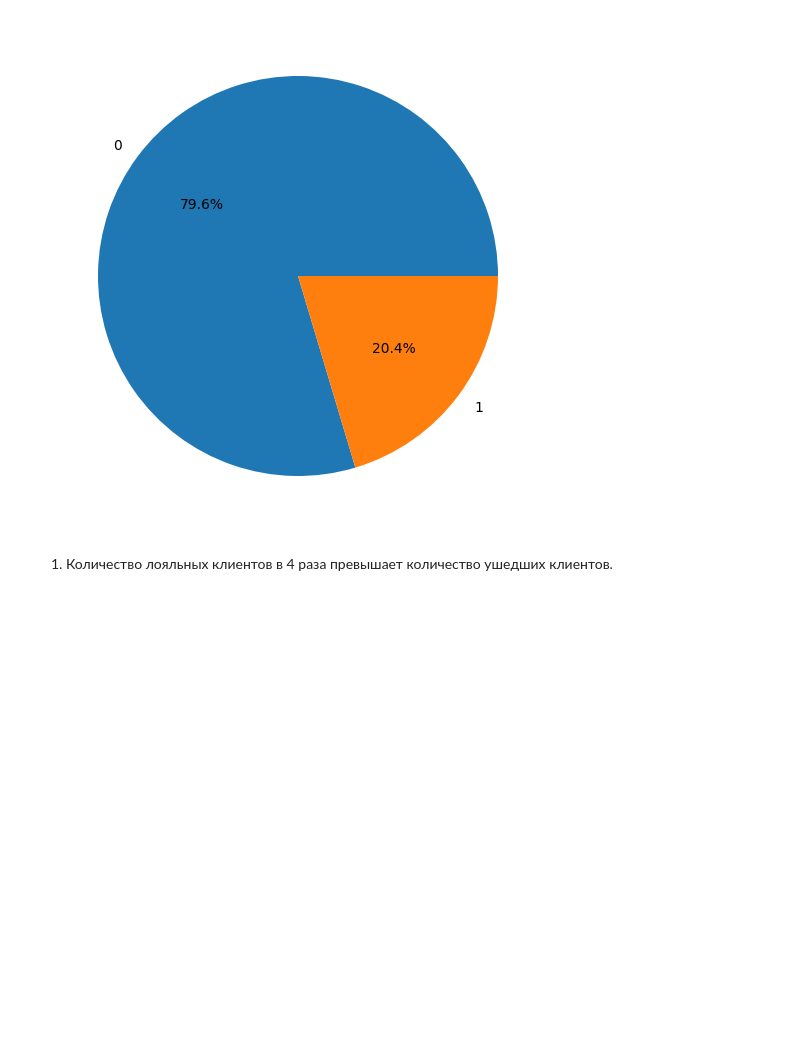
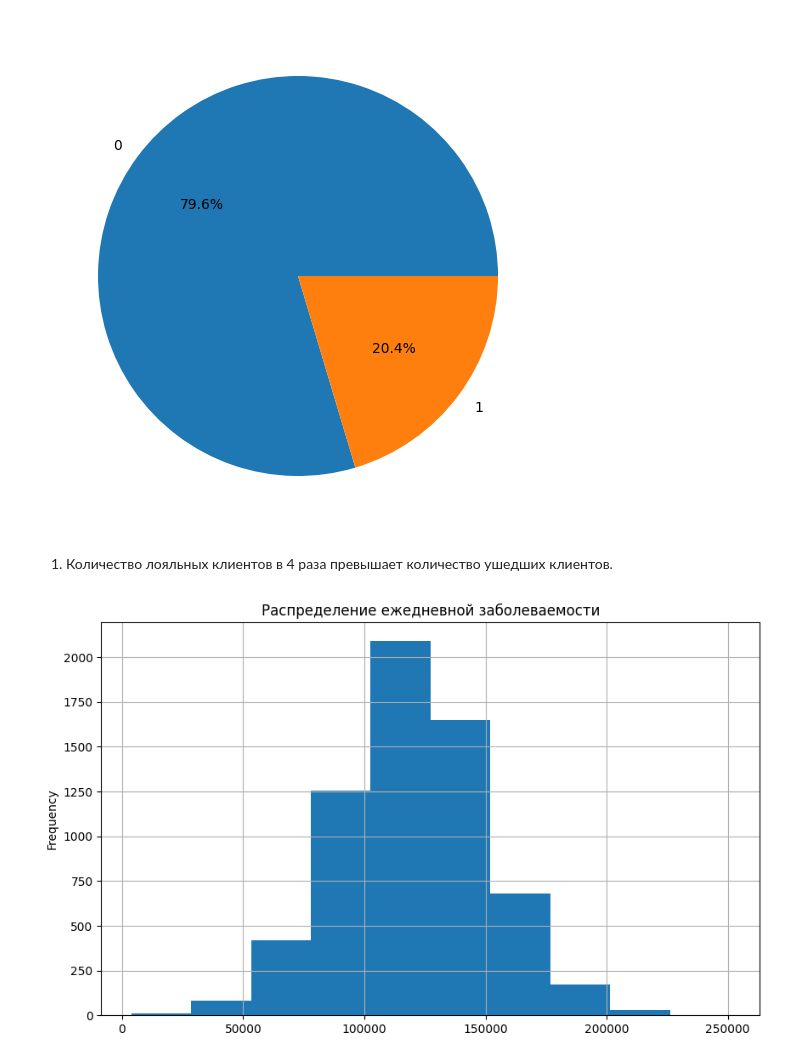
Before and after one commit to vkimich/sf_data_science, a Jupyter notebook: Skillfactory/PY_13_Визуализация данных/Практика.ipynb, the cells around one changed output. Saved outputs shown, nothing was run; the diff lists cells and outputs as text; code cells hidden in the pictures; blank space fills up the shorter version.

```diff
--- a/Skillfactory/PY_13_Визуализация данных/Практика.ipynb
+++ b/Skillfactory/PY_13_Визуализация данных/Практика.ipynb
@@ -48,3 +48,14 @@ axes.pie(
 [figure]
 # %% [markdown]
 1. Количество лояльных клиентов в 4 раза превышает количество ушедших клиентов.
+# %%
+bal_2500 = churn_data[churn_data['Balance'] > 2500]['Balance']
+bal_2500.plot(
+    kind='hist',
+    figsize=(10, 6),
+    title='Распределение ежедневной заболеваемости',
+    grid = True,
+    bins=10
+);
+# %% [output]
+[figure, added]
```
Also changed, not shown: parts of 20 cells of this notebook.
